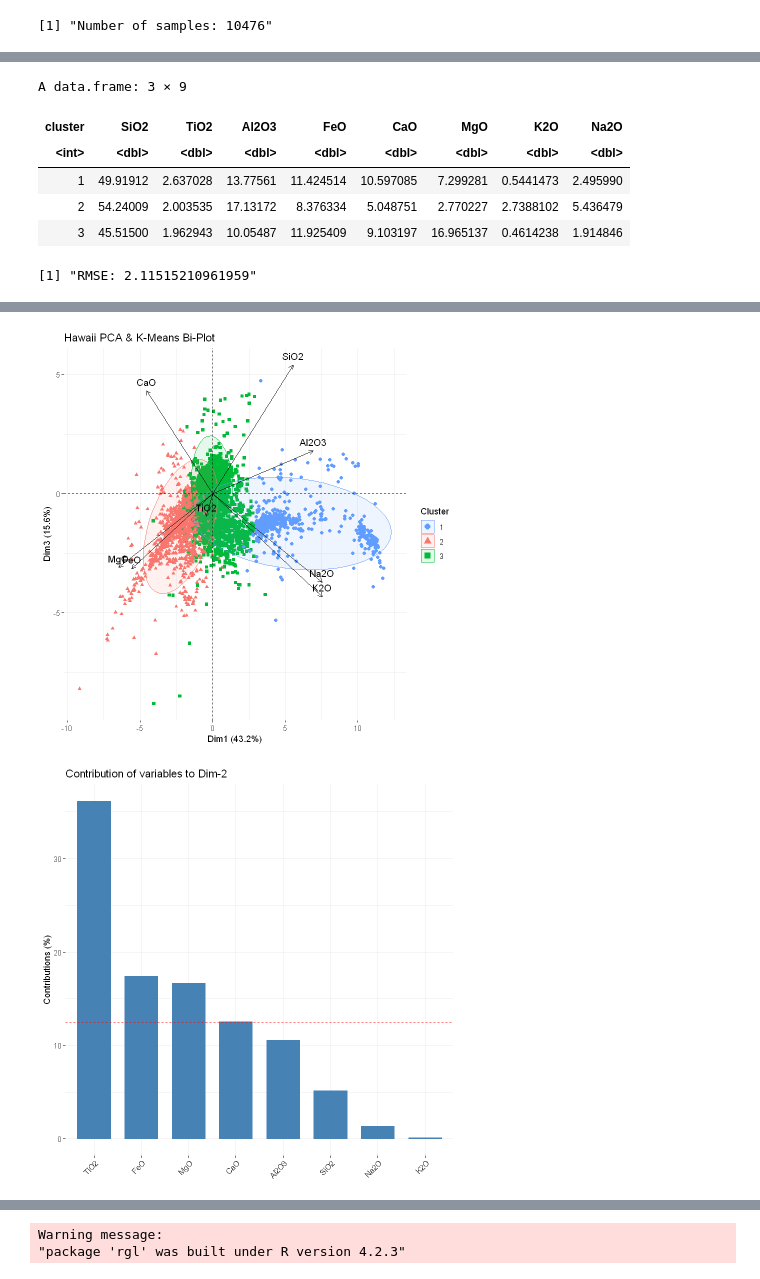
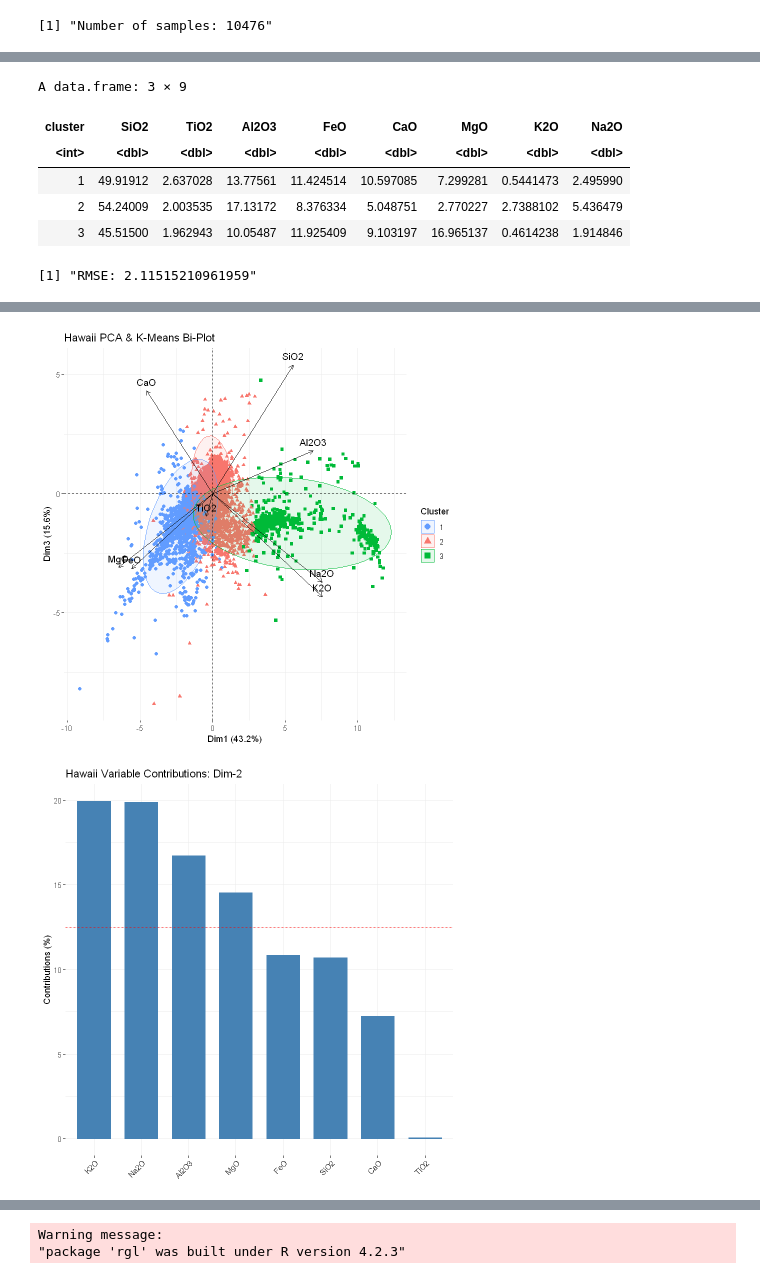
Before and after one commit to miromanestar/LomaGeology, a Jupyter notebook: notebooks/r_pca_hawaii.ipynb, the cells around one changed output, grey strips where cells are left out. Saved outputs shown, nothing was run; the diff lists cells and outputs as text; code cells hidden in the pictures.

Commit message:
Changed plots to better match igneous sequence

```diff
--- a/notebooks/r_pca_hawaii.ipynb
+++ b/notebooks/r_pca_hawaii.ipynb
@@ -101,7 +96,7 @@ km_var.grp <- as.factor(km_var$cluster)
 km_ind.grp <- as.factor(km_ind$cluster)
 
 # This is just to resort the clusters for easier analysis
-relabel <- c(3, 1, 2)
+relabel <- c(2, 3, 1)
 km_ind.grp <- as.factor(relabel[km_ind$cluster])
 
 clusters <- data.frame(cluster = km_ind$cluster, data)
@@ -114,7 +109,7 @@ sprintf('RMSE: %s', rmse_ind)
 
 for (i in 1:dim) {
 
-  print(fviz_contrib(pca, choice = "var", axes = i))
+  print(fviz_contrib(pca, choice = "var", axis = i) + ggtitle(sprintf('Hawaii Variable Contributions: Dim-%s', i)))
 
   for (k in 1:dim) {
     if (k <= i) next
@@ -144,2 +139,2 @@ A data.frame: 3 × 9
-[figure, old version]
+[figure, new version]
-[figure, old version]
+[figure, new version]
```
Also changed, not shown: parts of 3 cells of this notebook, 2 other files.
